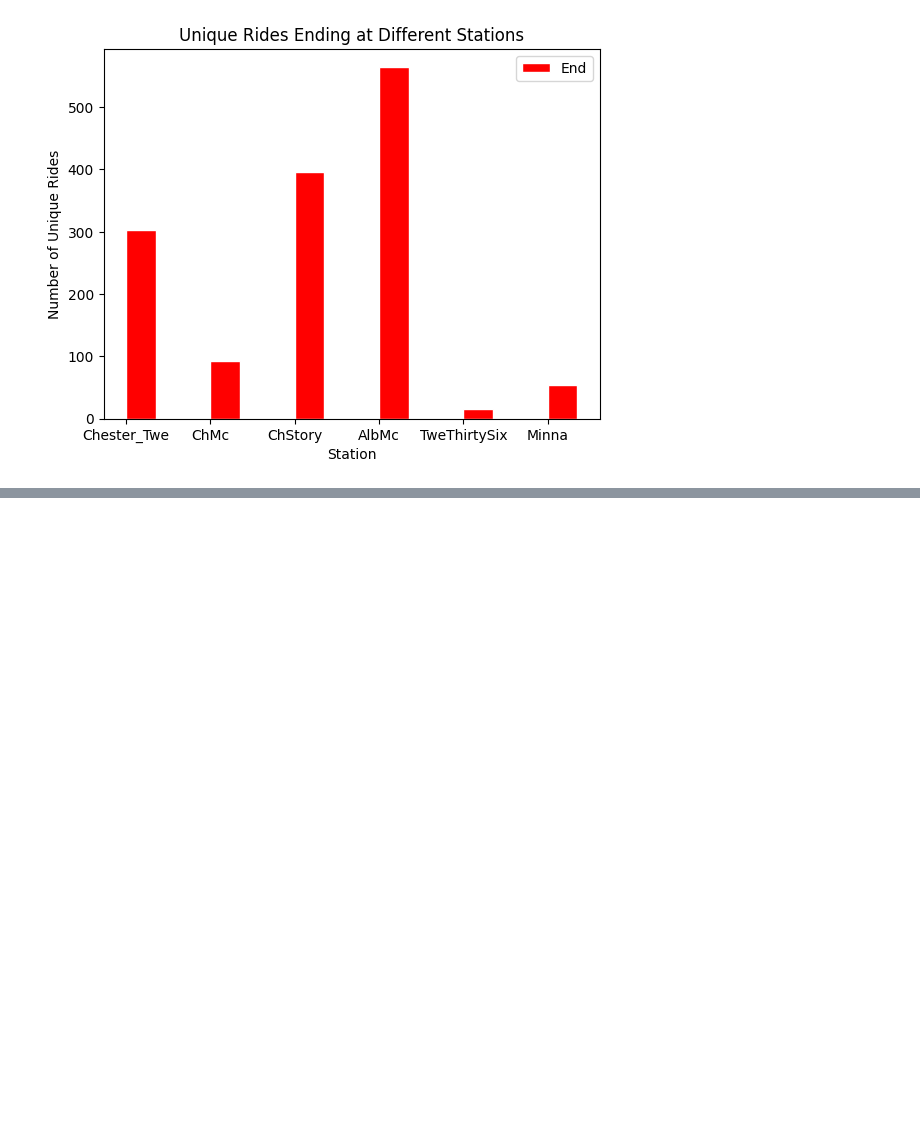
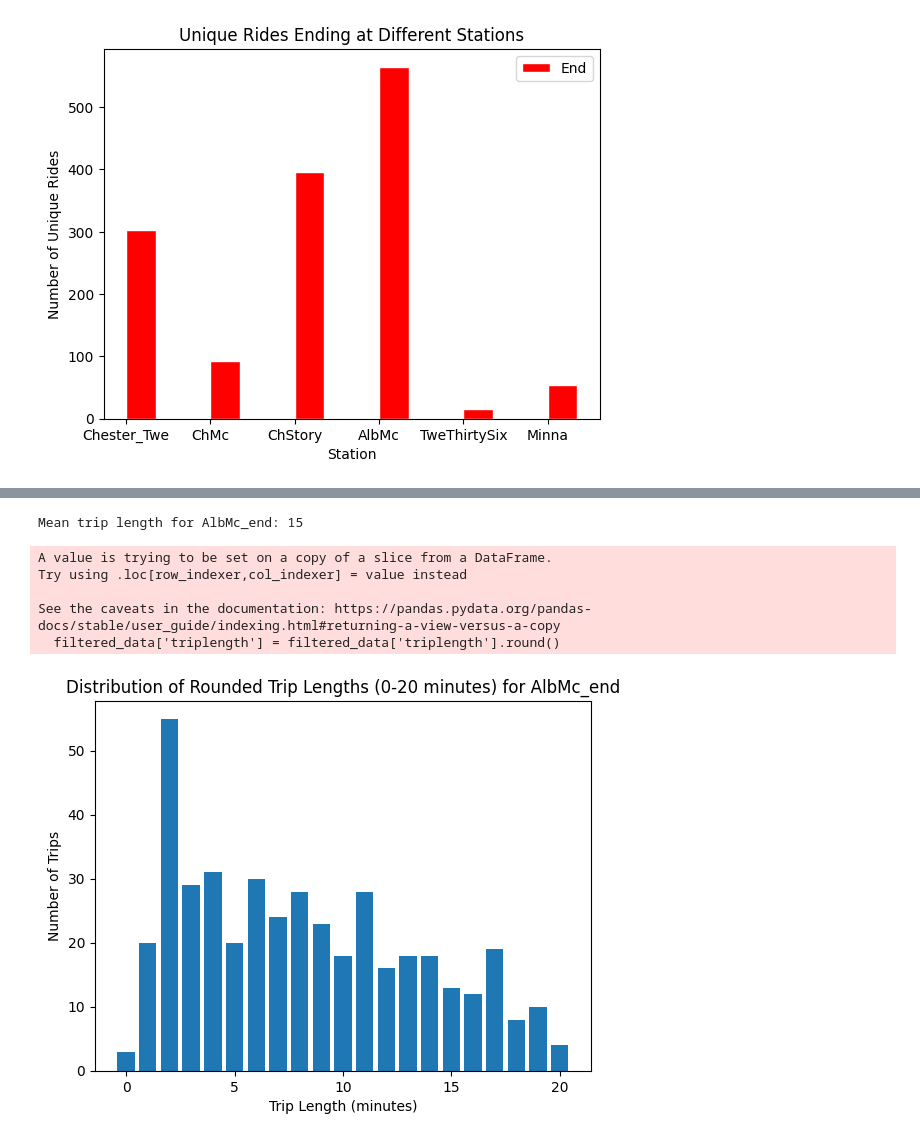
Before and after one commit to 7tiesdan/IntroToPythonLCC, a Jupyter notebook: CitibikeDataMult.ipynb, the cells around one changed output, grey strips where cells are left out. Drawn from its saved outputs; the diff is of its cells as text; code cells hidden in the pictures; blank space fills up the shorter version.

```diff
--- a/CitibikeDataMult.ipynb
+++ b/CitibikeDataMult.ipynb
@@ -627,0 +717,30 @@ plt.show()
+# %%
+mean_AlbMc_end = round(AlbMc_end['triplength'].mean())
+print("Mean trip length for AlbMc_end:", mean_AlbMc_end)
+# %% [output]
+Mean trip length for AlbMc_end: 15
+# %%
+# prompt: plot bar graph for rounded triplength values between 0-20 minutes for dataframe AlbMc_end
+
+# Filter data for trip lengths between 0 and 20 minutes
+filtered_data = AlbMc_end[(AlbMc_end['triplength'] >= 0) & (AlbMc_end['triplength'] <= 20)]
+
+# Round trip lengths to nearest integer
+filtered_data['triplength'] = filtered_data['triplength'].round()
+
+# Count occurrences of each rounded trip length
+trip_length_counts = filtered_data['triplength'].value_counts().sort_index()
+
+# Plot bar graph
+plt.bar(trip_length_counts.index, trip_length_counts.values)
+plt.xlabel('Trip Length (minutes)')
+plt.ylabel('Number of Trips')
+plt.title('Distribution of Rounded Trip Lengths (0-20 minutes) for AlbMc_end')
+plt.show()
+# %% [output]
+A value is trying to be set on a copy of a slice from a DataFrame.
+Try using .loc[row_indexer,col_indexer] = value instead
+
+See the caveats in the documentation: https://pandas.pydata.org/pandas-docs/stable/user_guide/indexing.html#returning-a-view-versus-a-copy
+  filtered_data['triplength'] = filtered_data['triplength'].round()
+[figure, added]
```
Also changed, not shown: parts of 26 cells of this notebook.
